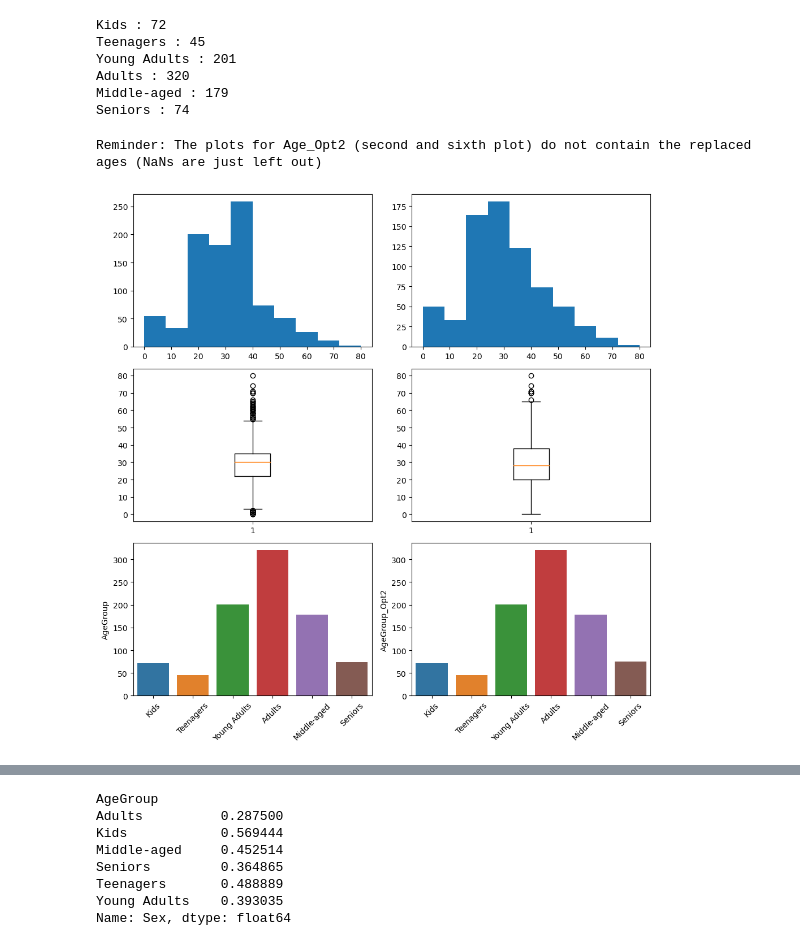
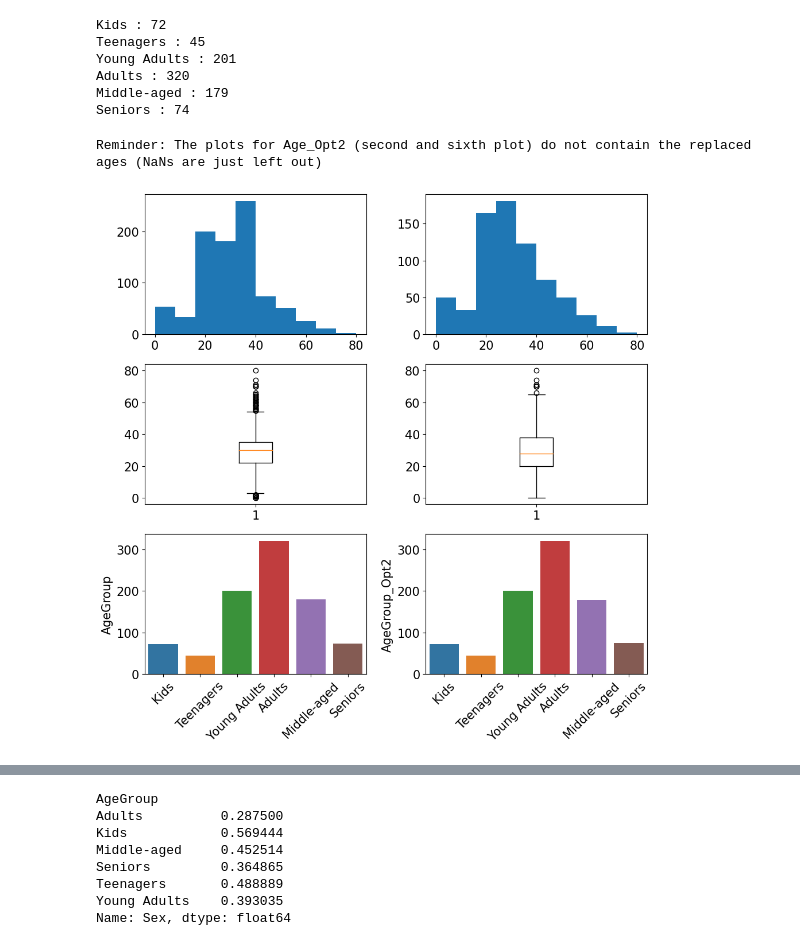
Before and after one commit to mariusjb/dm1-titanic, a Jupyter notebook: preprocessing.ipynb, the cells around one changed output, grey strips where cells are left out. Saved outputs shown, nothing was run; the diff lists cells and outputs as text; code cells hidden in the pictures.

Commit message:
changed font size in plots

```diff
--- a/preprocessing.ipynb
+++ b/preprocessing.ipynb
@@ -220,6 +221,7 @@ male      577
 dtype: int64
 # %%
 # Passengers by sex
+plt.rc('font', size=15)
 plt.xlabel('Sex')
 plt.ylabel('Number of passengers')
 #plt.title('Passengers by sex')
@@ -235,6 +237,7 @@ plt.bar(np.arange(2), df.groupby('Sex').count()['Pclass'])
 Surv_0 = df.groupby(['Sex', 'Survived']).count()['Pclass'].loc[:,0]
 Surv_1 = df.groupby(['Sex', 'Survived']).count()['Pclass'].loc[:,1]
 
+plt.rc('font', size=15)
 plt.xlabel('Sex')
 plt.ylabel('Number of passengers')
 #plt.title('Passengers by Sex and Survival')
@@ -251,6 +253,8 @@ plt.show
 # Survival Rate by Sex
 survival_rate = Surv_1 / (Surv_0 + Surv_1)
 print(survival_rate)
+
+plt.rc('font', size=15)
 plt.xlabel('Sex')
 plt.ylabel('Survival Rate')
 #plt.title('Survival Rate by Sex')
@@ -280,6 +284,7 @@ Note: For replacing the NaNs, we determine the mean ages of all title groups. Fo
 # define a figure with sub plots so we can compare different histograms
 # the parameters are: number of rows, number of columns, share the y-axis, and the size of the figure
 fig, axs = plt.subplots(1, 2, sharey=False, figsize=(10,4))
+plt.rc('font', size=15)
 
 # plot a histogram of column 'Age'
 axs[0].hist(df['Age'].values, bins = 20, range = (0,90))
@@ -380,33 +385,34 @@ Seniors : 74
 # define a figure with sub plots so we can compare different histograms
 # the parameters are: number of rows, number of columns, share the y-axis, and the size of the figure
 fig, axs = plt.subplots(3, 2, sharey=False, figsize=(10,10))
+plt.rc('font', size=15)
 
 # plot a histogram of column 'Age'
 axs[0][0].hist(df['Age'])
 # plot a histogram of column 'Age_Opt2' (contains NaNs)
 axs[0][1].hist(df['Age_Opt2'])
 # plot a boxplot of column 'Age'
 axs[1][0].boxplot(df['Age'])
 # plot a boxplot of column 'Age_Opt2' (remove NaNs)
 axs[1][1].boxplot(df[df['Age_Opt2'].isna() == False]['Age_Opt2'])
 # plot a barplot of column 'AgeGroup'
 sns.barplot(ax = axs[2][0], x = df['AgeGroup'].unique(), y = df["AgeGroup"].value_counts(sort=False), order = age_groups)
 axs[2][0].set_xticklabels(age_groups, rotation = 45)
 # plot a barplot of column 'AgeGroup_Opt2'
 sns.barplot(ax = axs[2][1], x = df['AgeGroup_Opt2'].unique(), y = df["AgeGroup_Opt2"].value_counts(sort=False), order = age_groups)
 axs[2][1].set_xticklabels(age_groups, rotation = 45)
 
 # use this call to prevent the subplots from overlapping
 plt.tight_layout()
 # print reminder
 print("Reminder: The plots for Age_Opt2 (second and sixth plot) do not contain the replaced ages (NaNs are just left out)")
 # show the figure
 plt.show()
 
 # plot without matplotlib
 #df["AgeGroup"].value_counts().plot(kind = "bar")
 # %% [output]
 Reminder: The plots for Age_Opt2 (second and sixth plot) do not contain the replaced ages (NaNs are just left out)
-[figure, old version]
+[figure, new version]
 # %%
 # Passengers by Age
```
Also changed, not shown: parts of 23 cells of this notebook, 12 other files.
